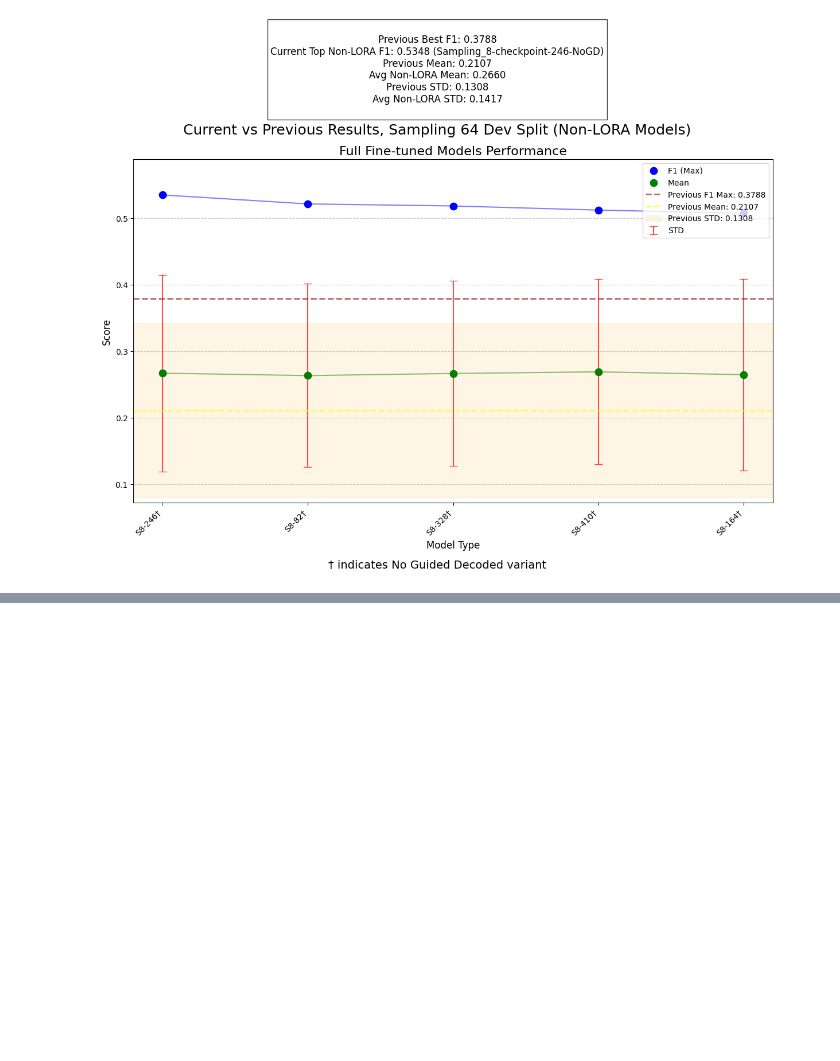
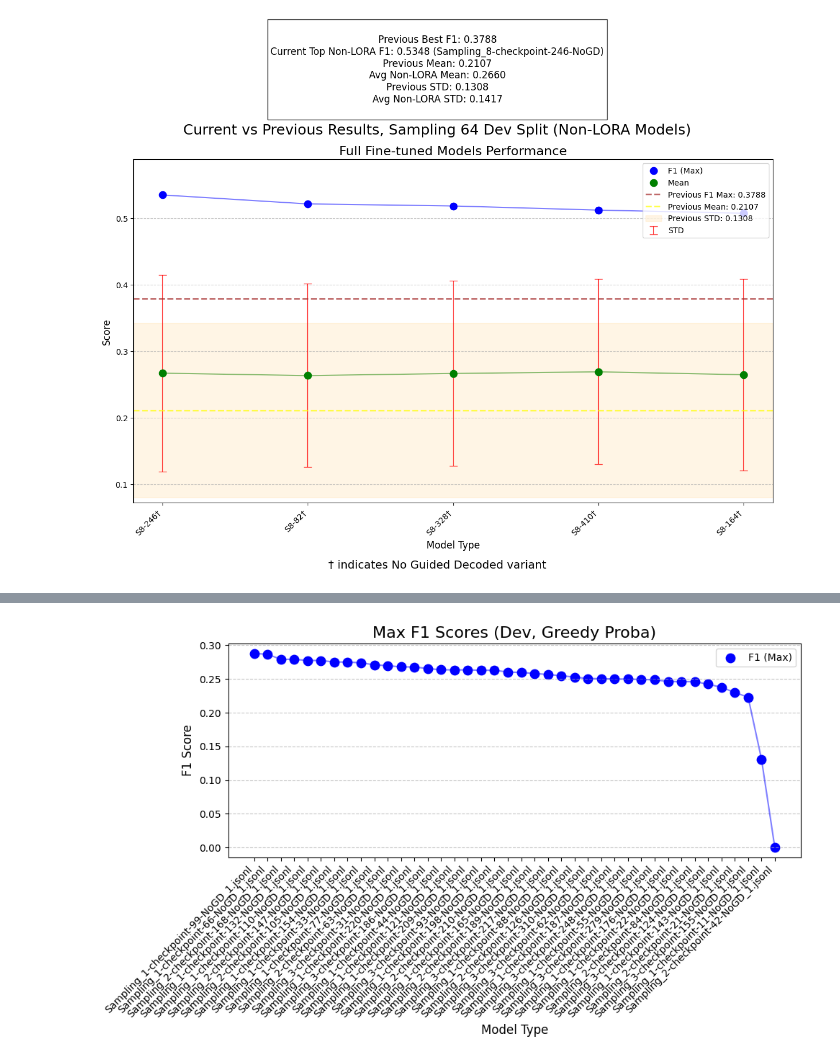
Before and after one commit to MikelZubi/ThinkTwice, a Jupyter notebook: scripts/MUC_Scripts/trainer/visualize_rejectionSampling_scores.ipynb, the cells around one changed output, grey strips where cells are left out. Drawn from its saved outputs; the diff is of its cells as text; code cells hidden in the pictures; blank space fills up the shorter version.

```diff
--- a/scripts/MUC_Scripts/trainer/visualize_rejectionSampling_scores.ipynb
+++ b/scripts/MUC_Scripts/trainer/visualize_rejectionSampling_scores.ipynb
@@ -1307,0 +1802,54 @@ plt.show()
+# %%
+from matplotlib import patches
+import pandas as pd
+import matplotlib.pyplot as plt
+import numpy as np
+import io
+import re
+import os
+
+def plot_max_f1_from_csv(csv_path, title="Max F1 Scores (Dev)", color='blue'):
+    try:
+        df = pd.read_csv(csv_path)
+    except Exception as e:
+        print(f"Error reading file: {e}")
+        return
+
+    # Filter out LORA models if present
+    if 'Type' in df.columns:
+        df['is_lora'] = df['file'].apply(lambda x: 'LORA' in x)
+        df = df[~df['is_lora']]
+
+    # Sort by F1 score descending
+    df = df.sort_values('f1', ascending=False)
+
+    # Plot only the maximum F1 scores
+    plt.figure(figsize=(10, 6))
+    x_vals = np.arange(len(df))
+    # Plot original F1
+    plt.scatter(x_vals, df['f1'], color=color, s=80, label='F1 (Max)')
+    plt.plot(x_vals, df['f1'], color=color, alpha=0.5, linestyle='-')
+
+    # Plot all columns that match f1wX (where X is a number)
+    f1w_cols = [col for col in df.columns if re.match(r'f1w\d+', col)]
+    colors = plt.cm.tab10.colors
+    for idx, col in enumerate(f1w_cols):
+        plt.scatter(x_vals, df[col], color=colors[(idx+1) % len(colors)], s=60, label=col)
+        plt.plot(x_vals, df[col], color=colors[(idx+1) % len(colors)], alpha=0.5, linestyle='--')
+    plt.scatter(x_vals, df['f1'], color=color, s=80, label='F1 (Max)')
+    plt.plot(x_vals, df['f1'], color=color, alpha=0.5, linestyle='-')
+
+    # Set labels and title
+    plt.xlabel('Model Type', fontsize=12)
+    plt.ylabel('F1 Score', fontsize=12)
+    plt.title(title, fontsize=16)
+    plt.xticks(x_vals, df['file'], rotation=45, ha='right', fontsize=10)
+    plt.grid(True, axis='y', linestyle='--', alpha=0.7)
+    plt.legend(loc='upper right')
+    plt.tight_layout()
+    plt.show()
+
+# Usage
+plot_max_f1_from_csv('rejectionSampling/dev/scores_greedy_proba_dev.csv', title="Max F1 Scores (Dev, Greedy Proba)")
+# %% [output]
+[figure, added]
```
Also changed, not shown: parts of 4 cells of this notebook, 26 other files.
